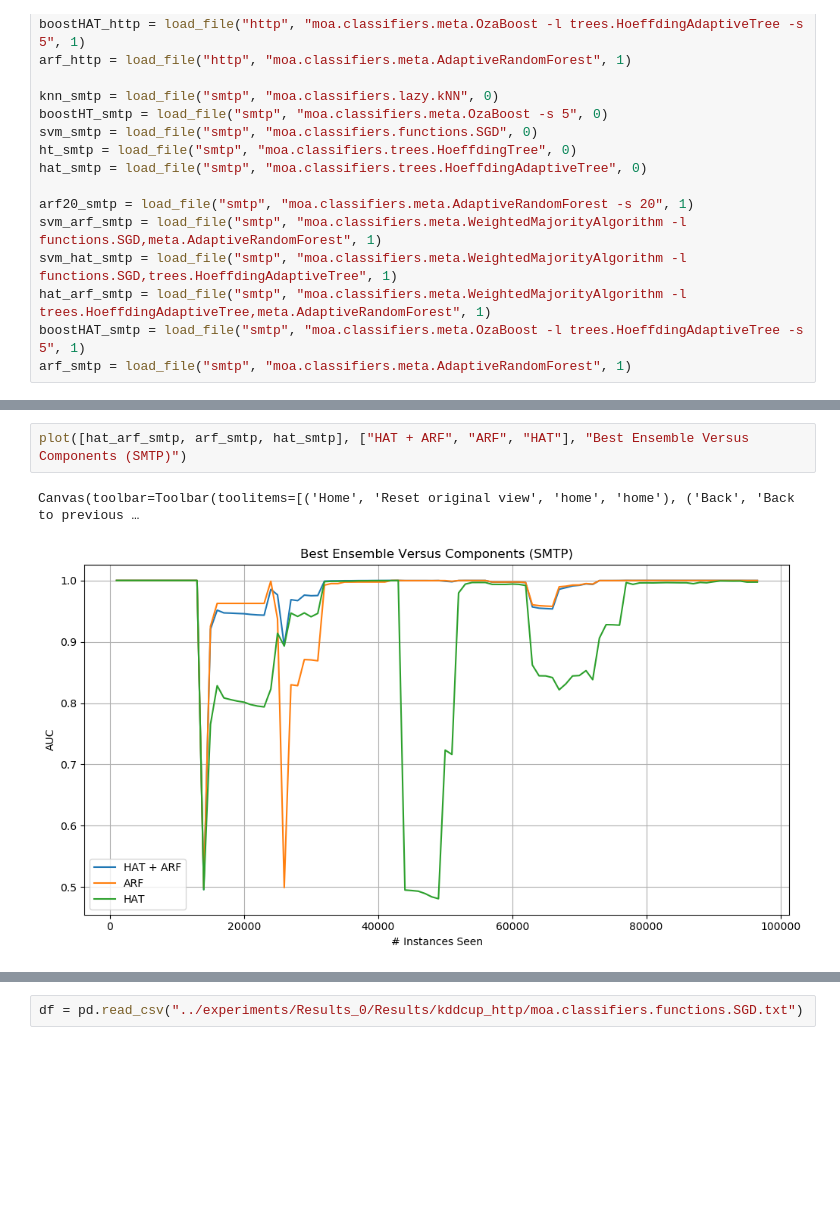
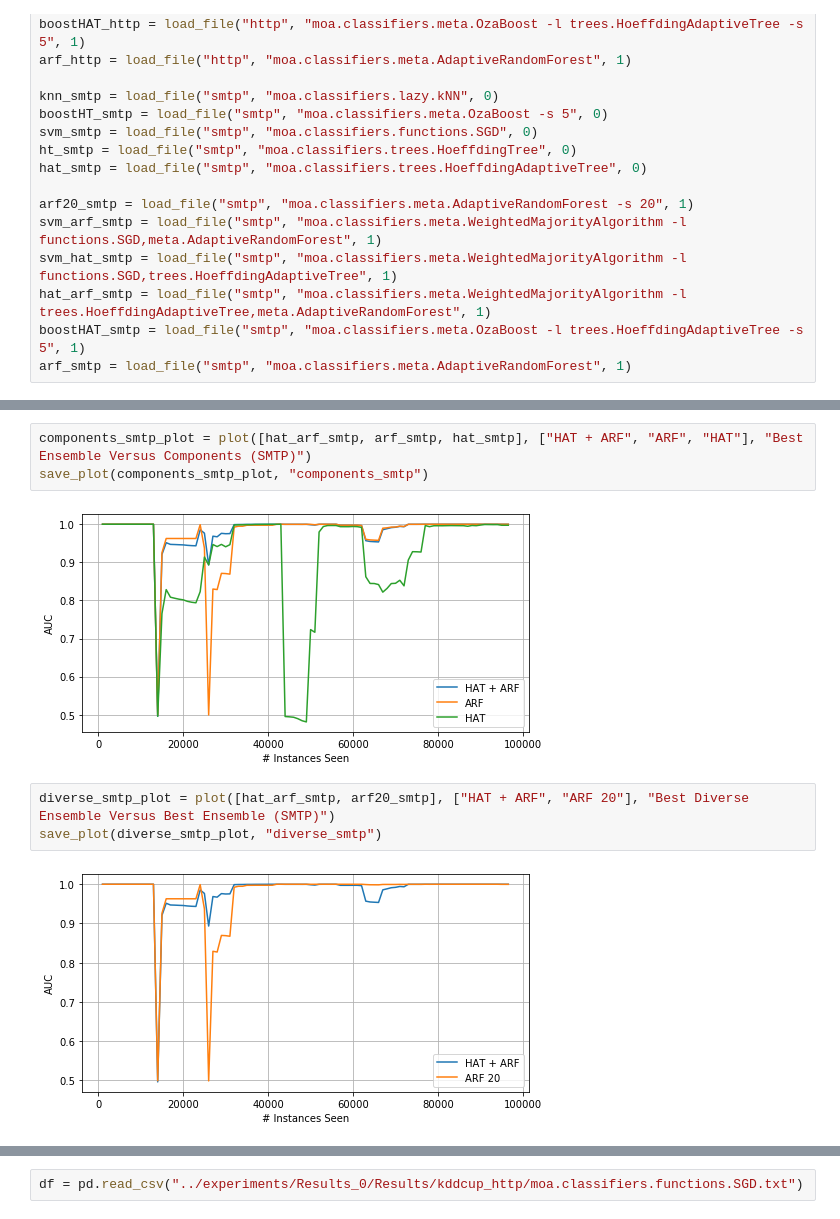
Before and after one commit to WildfireXIII/nids-research, a Jupyter notebook: notebooks/3_Graphs.ipynb, the cells around one changed output, grey strips where cells are left out. Cells and saved outputs as stored; diff of their text form; blank space fills up the shorter version.

```diff
--- a/notebooks/3_Graphs.ipynb
+++ b/notebooks/3_Graphs.ipynb
@@ -159,5 +166,10 @@ Canvas(toolbar=Toolbar(toolitems=[('Home', 'Reset original view', 'home', 'home'
 # %%
-plot([hat_arf_smtp, arf_smtp, hat_smtp], ["HAT + ARF", "ARF", "HAT"], "Best Ensemble Versus Components (SMTP)")
+components_smtp_plot = plot([hat_arf_smtp, arf_smtp, hat_smtp], ["HAT + ARF", "ARF", "HAT"], "Best Ensemble Versus Components (SMTP)")
+save_plot(components_smtp_plot, "components_smtp")
 # %% [output]
-Canvas(toolbar=Toolbar(toolitems=[('Home', 'Reset original view', 'home', 'home'), ('Back', 'Back to previous …
-[figure, old version]
+[figure, new version]
+# %%
+diverse_smtp_plot = plot([hat_arf_smtp, arf20_smtp], ["HAT + ARF", "ARF 20"], "Best Diverse Ensemble Versus Best Ensemble (SMTP)")
+save_plot(diverse_smtp_plot, "diverse_smtp")
+# %% [output]
+[figure, added]
```
Also changed, not shown: parts of 7 cells of this notebook, 9 other files.
